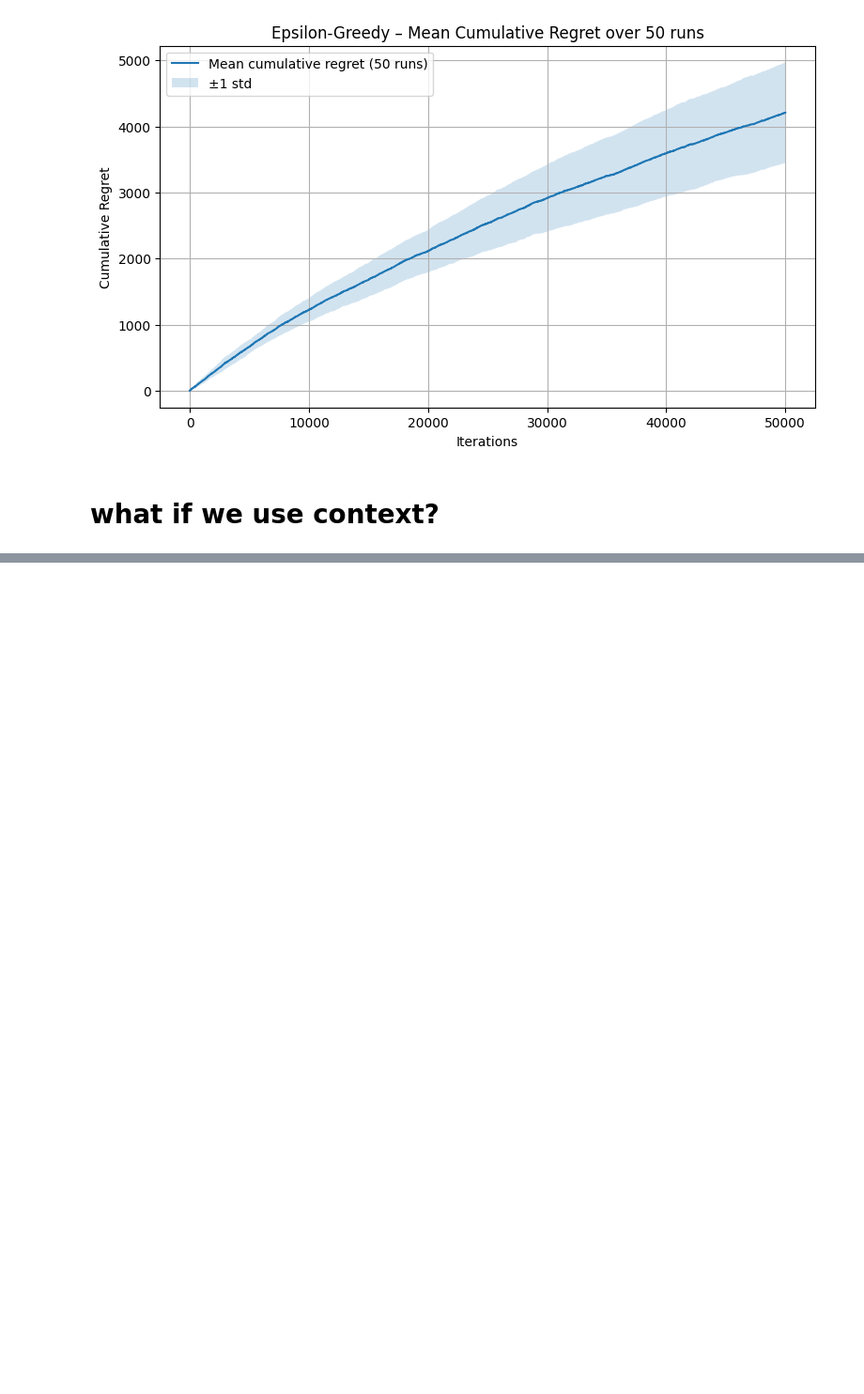
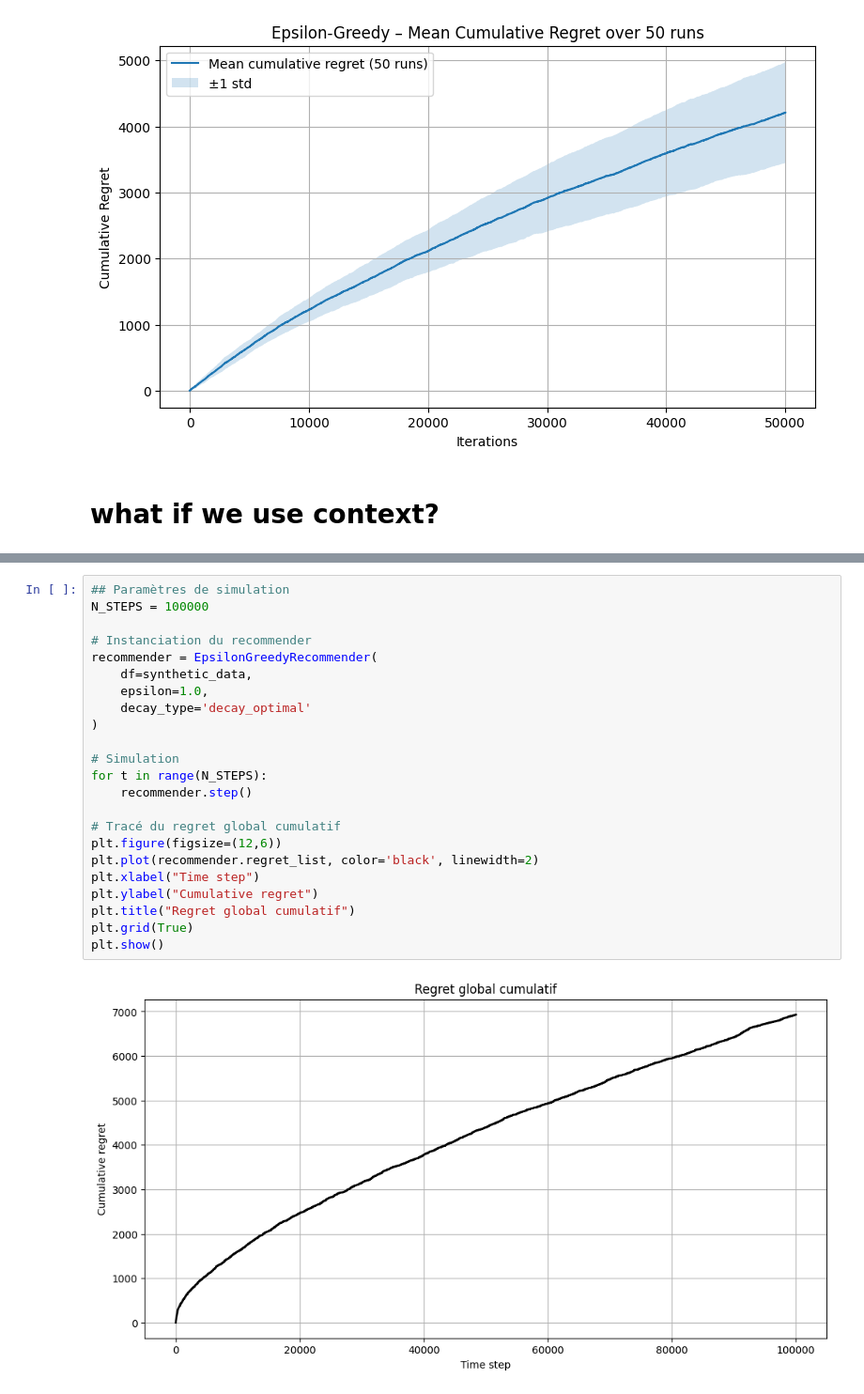
Before and after one commit to lealagonotte/Advanced_ML, a Jupyter notebook: synthetic_epsgreedy.ipynb, the cells around one changed output, grey strips where cells are left out. Shown at 94% size. Drawn from its saved outputs; the diff is of its cells as text; blank space fills up the shorter version.

```diff
--- a/synthetic_epsgreedy.ipynb
+++ b/synthetic_epsgreedy.ipynb
@@ -368,0 +426,25 @@ Regret moyen par communauté : {3: np.float64(0.002923076923076923), 1: np.float
+# %%
+## Paramètres de simulation
+N_STEPS = 100000
+
+# Instanciation du recommender
+recommender = EpsilonGreedyRecommender(
+    df=synthetic_data,
+    epsilon=1.0,
+    decay_type='decay_optimal'
+)
+
+# Simulation
+for t in range(N_STEPS):
+    recommender.step()
+
+# Tracé du regret global cumulatif
+plt.figure(figsize=(12,6))
+plt.plot(recommender.regret_list, color='black', linewidth=2)
+plt.xlabel("Time step")
+plt.ylabel("Cumulative regret")
+plt.title("Regret global cumulatif")
+plt.grid(True)
+plt.show()
+# %% [output]
+[figure, added]
```
Also changed, not shown: parts of 7 cells of this notebook, 1 other file.
